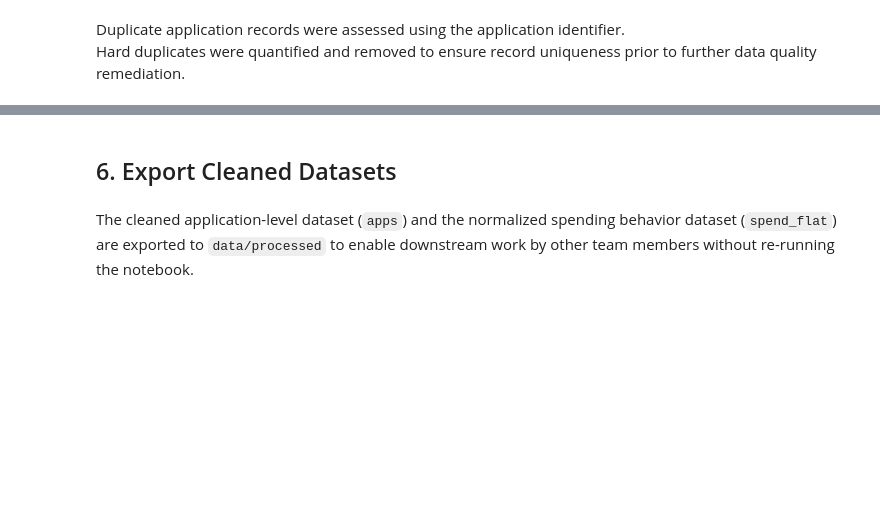
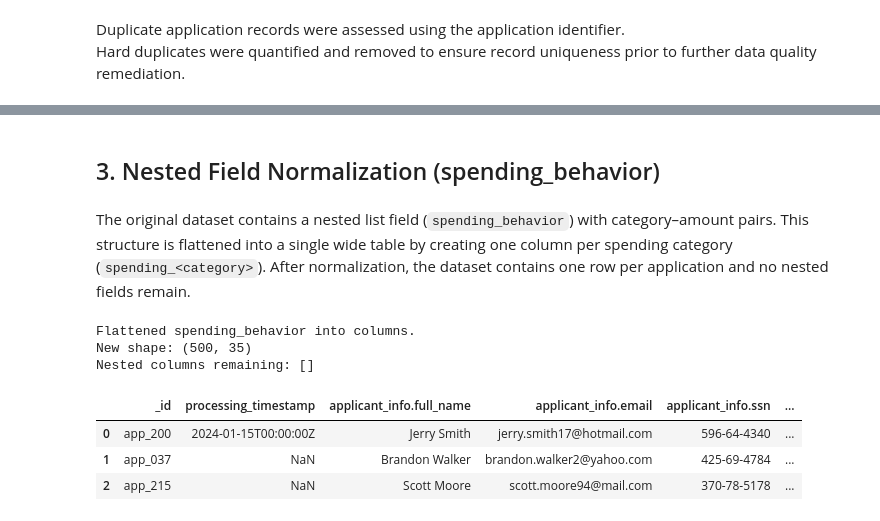
Before and after one commit to dhassunizadeh-ops/dego-project-team-TXC5, a Jupyter notebook: notebooks/01_data_quality.ipynb, the cells around one changed output, grey strips where cells are left out. Drawn from its saved outputs; the diff is of its cells as text; code cells hidden in the pictures; blank space fills up the shorter version.

```diff
--- a/notebooks/01_data_quality.ipynb
+++ b/notebooks/01_data_quality.ipynb
@@ -288,4 +93,0 @@ The dataset contains personally identifiable information (PII), including names,
-# %% [markdown]
-## 6. Export Cleaned Datasets
-# %% [markdown]
-The cleaned application-level dataset (`apps`) and the normalized spending behavior dataset (`spend_flat`) are exported to `data/processed` to enable downstream work by other team members without re-running the notebook.
@@ -302,0 +94,58 @@ spend_flat.to_csv("../data/processed/spending_behavior_normalized.csv", index=Fa
+# %% [markdown]
+## 3. Nested Field Normalization (spending_behavior)
+# %% [markdown]
+
+The original dataset contains a nested list field (`spending_behavior`) with category–amount pairs.
+This structure is flattened into a single wide table by creating one column per spending category
+(`spending_<category>`). After normalization, the dataset contains one row per application and no
+nested fields remain.
+# %%
+# Flatten spending_behavior into spending_* columns (one flat table)
+
+if "spending_behavior" not in df.columns:
+    print("No 'spending_behavior' column found. Skipping.")
+else:
+    # Explode list -> rows (temporary)
+    tmp = df[["_id", "spending_behavior"]].explode("spending_behavior")
+
+    # Extract fields from each dict element
+    tmp["category"] = tmp["spending_behavior"].apply(
+        lambda x: x.get("category") if isinstance(x, dict) else np.nan
+    )
+    tmp["amount"] = tmp["spending_behavior"].apply(
+        lambda x: x.get("amount") if isinstance(x, dict) else np.nan
+    )
+    tmp["amount"] = pd.to_numeric(tmp["amount"], errors="coerce")
+
+    # Pivot to wide: one row per _id, one column per category
+    wide = (
+        tmp.pivot_table(index="_id", columns="category", values="amount", aggfunc="sum", fill_value=0)
+        .reset_index()
+    )
+
+    # Make safe column names: spending_<category>
+    def safe_spending_col(name):
+        name = str(name).strip().replace(" ", "_")
+        name = "".join(ch for ch in name if ch.isalnum() or ch == "_")
+        return f"spending_{name}"
+
+    wide = wide.rename(columns={c: safe_spending_col(c) for c in wide.columns if c != "_id"})
+
+    # Drop nested column and merge spending columns
+    df = df.drop(columns=["spending_behavior"]).merge(wide, on="_id", how="left")
+
+    print("Flattened spending_behavior into columns.")
+    print("New shape:", df.shape)
+
+# sanity: confirm no list/dict columns remain
+nested_cols = [c for c in df.columns if df[c].apply(lambda x: isinstance(x, (list, dict))).any()]
+print("Nested columns remaining:", nested_cols)
+display(df.head(3))
+# %% [output]
+Flattened spending_behavior into columns.
+New shape: (500, 35)
+Nested columns remaining: []
+|  | _id | processing_timestamp | applicant_info.full_name | applicant_info.email | applicant_info.ssn | ... |
+| 0 | app_200 | 2024-01-15T00:00:00Z | Jerry Smith | jerry.smith17@hotmail.com | 596-64-4340 | ... |
+| 1 | app_037 | NaN | Brandon Walker | brandon.walker2@yahoo.com | 425-69-4784 | ... |
+| 2 | app_215 | NaN | Scott Moore | scott.moore94@mail.com | 370-78-5178 | ... |
```
Also changed, not shown: parts of 48 cells of this notebook, 3 other files.
